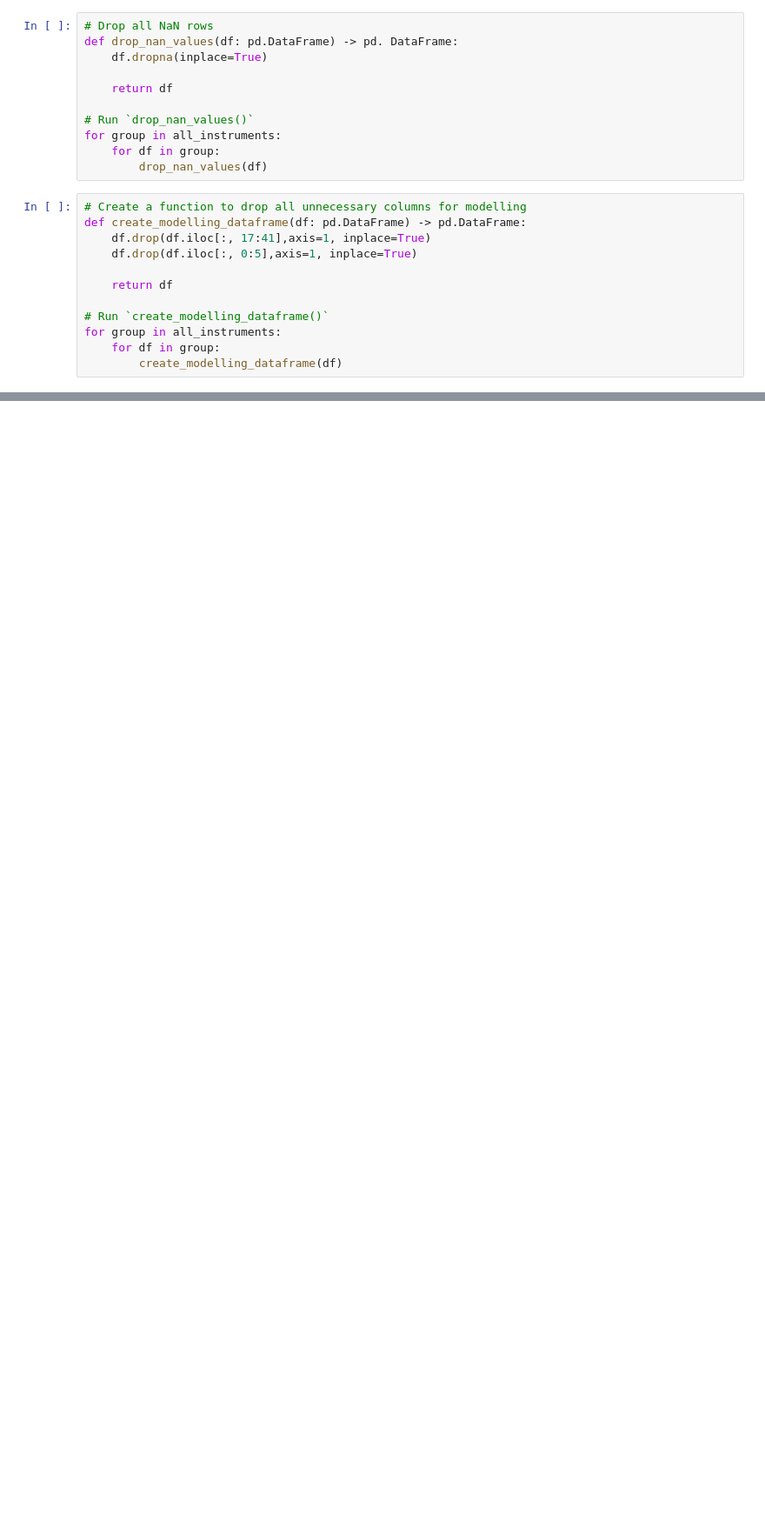
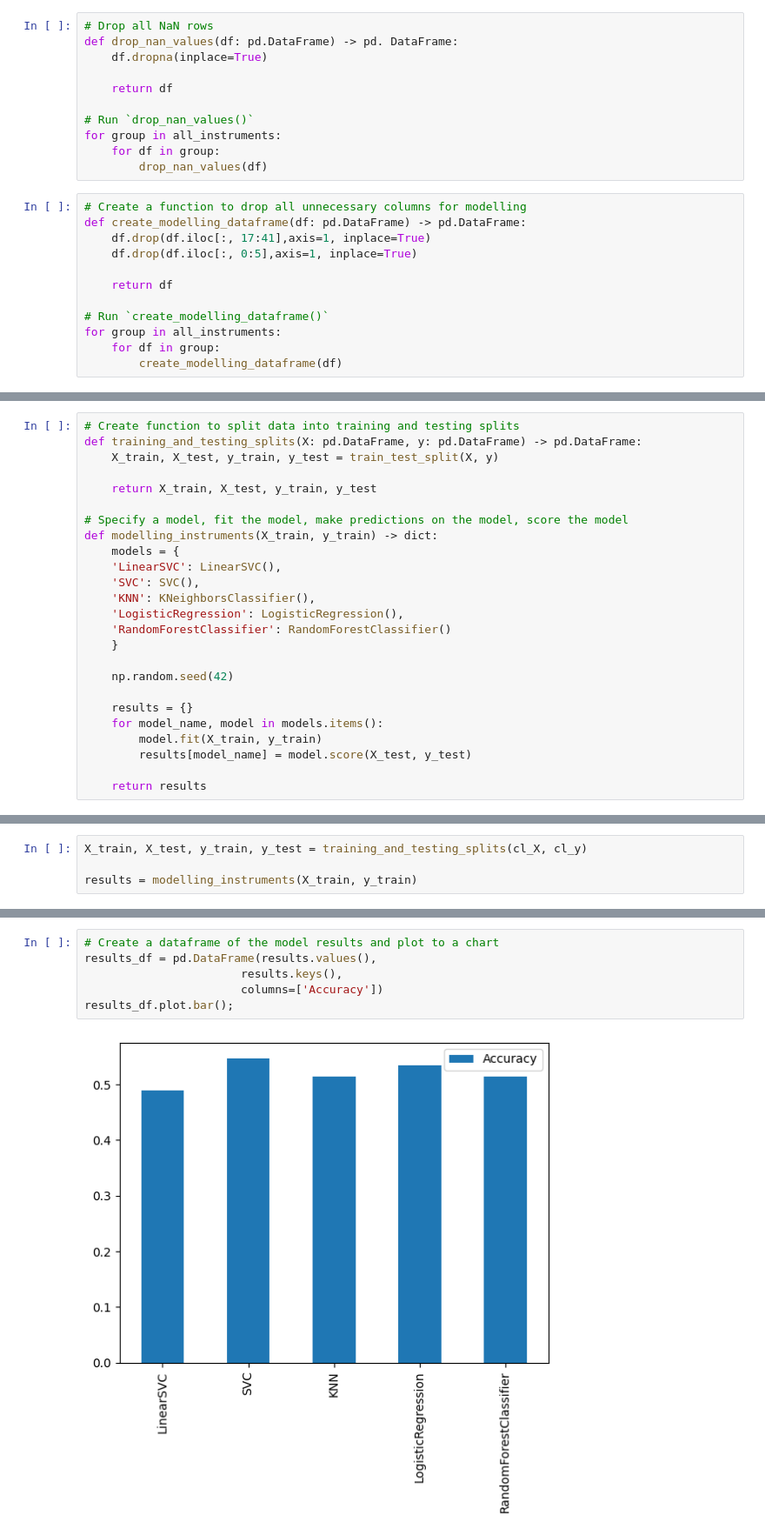
Before and after one commit to bwar25/sigilwar_, a Jupyter notebook: daily_all.ipynb, the cells around one changed output, grey strips where cells are left out. Shown: that part at 87% size. Cells and saved outputs as stored; diff of their text form; blank space fills up the shorter version.

```diff
--- a/daily_all.ipynb
+++ b/daily_all.ipynb
@@ -634,0 +717,25 @@ for group in all_instruments:
+# %%
+# Create function to split data into training and testing splits
+def training_and_testing_splits(X: pd.DataFrame, y: pd.DataFrame) -> pd.DataFrame:
+    X_train, X_test, y_train, y_test = train_test_split(X, y)
+
+    return X_train, X_test, y_train, y_test
+
+# Specify a model, fit the model, make predictions on the model, score the model
+def modelling_instruments(X_train, y_train) -> dict:
+    models = {
+    'LinearSVC': LinearSVC(),
+    'SVC': SVC(),
+    'KNN': KNeighborsClassifier(),
+    'LogisticRegression': LogisticRegression(),
+    'RandomForestClassifier': RandomForestClassifier()
+    }
+
+    np.random.seed(42)
+
+    results = {}
+    for model_name, model in models.items():
+        model.fit(X_train, y_train)
+        results[model_name] = model.score(X_test, y_test)
+
+    return results
@@ -634,0 +744,4 @@ for group in all_instruments:
+# %%
+X_train, X_test, y_train, y_test = training_and_testing_splits(cl_X, cl_y)
+
+results = modelling_instruments(X_train, y_train)
@@ -634,0 +758,8 @@ for group in all_instruments:
+# %%
+# Create a dataframe of the model results and plot to a chart
+results_df = pd.DataFrame(results.values(),
+                       results.keys(),
+                       columns=['Accuracy'])
+results_df.plot.bar();
+# %% [output]
+[figure, added]
```
Also changed, not shown: parts of 10 cells of this notebook.
